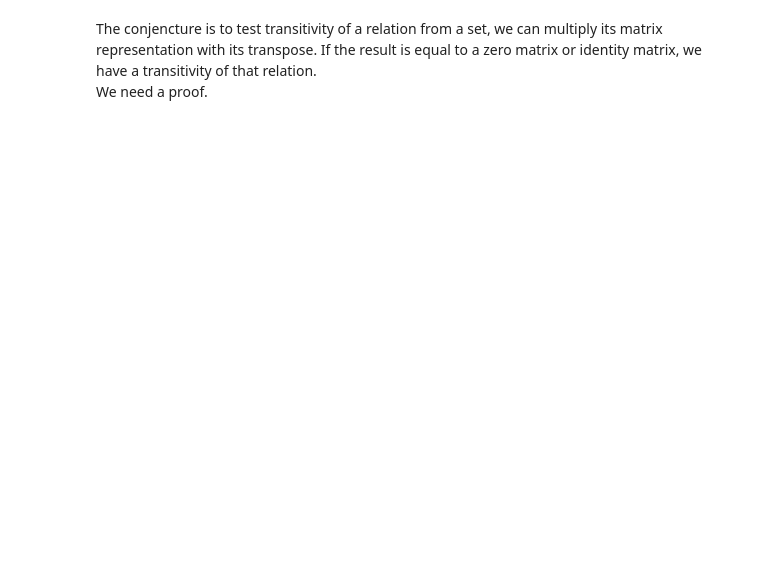
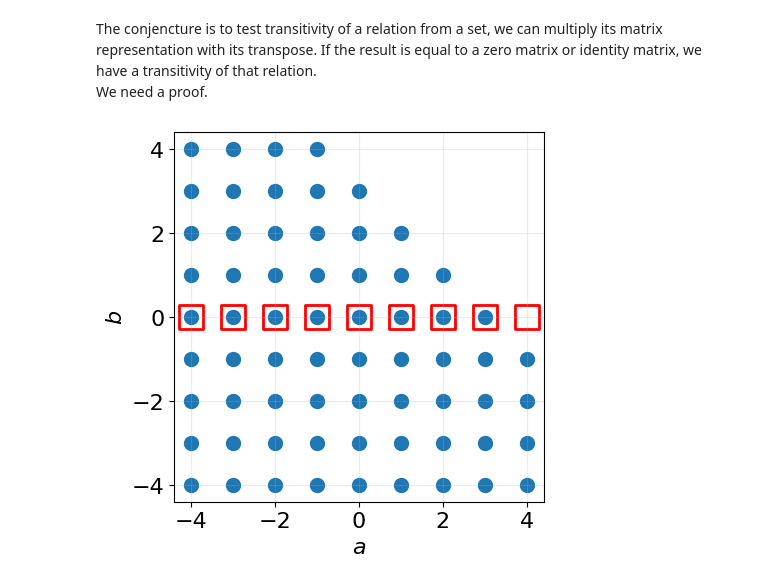
Before and after one commit to LugoBlogger/SI-251-4009-discrete-mathematics-2, a Jupyter notebook: programs/relations.ipynb, the cells around one changed output. Cells and saved outputs as stored; diff of their text form; code cells hidden in the pictures; blank space fills up the shorter version.

```diff
--- a/programs/relations.ipynb
+++ b/programs/relations.ipynb
@@ -14,3 +16,8 @@ from io import StringIO
+# %%
+plt.rcParams.update(plt.rcParamsDefault)
+plt.rcParams.update({
+  "font.size": 16,
+  "grid.alpha": 0.25})
 # %%
 sp.init_printing()
 # %%
@@ -193,3 +188,23 @@ we can multiply its matrix representation with its transpose.
 If the result is equal to a zero matrix or identity matrix,
 we have a transitivity of that relation.
 We need a proof.
+# %%
+fig, ax = plt.subplots()
+
+for a in range(-4, 5):
+  for b in range(-4, 5):
+    # if (b > a or b == a):
+    if (a + b < 3) or (a + b  == 3):
+      ax.scatter([a], [b], s=100, color="tab:blue")
+
+for a in range(-4, 5):
+  ax.scatter([a], [0], marker="s", s=300, fc="None", ec="red", linewidth=2)
+
+ax.grid("on")
+ax.set_xlabel("$a$")
+ax.set_ylabel("$b$")
+
+ax.set_aspect("equal")
+plt.show(fig)
+# %% [output]
+[figure, added]
```
Also changed, not shown: parts of 3 cells of this notebook, 4 other files.
